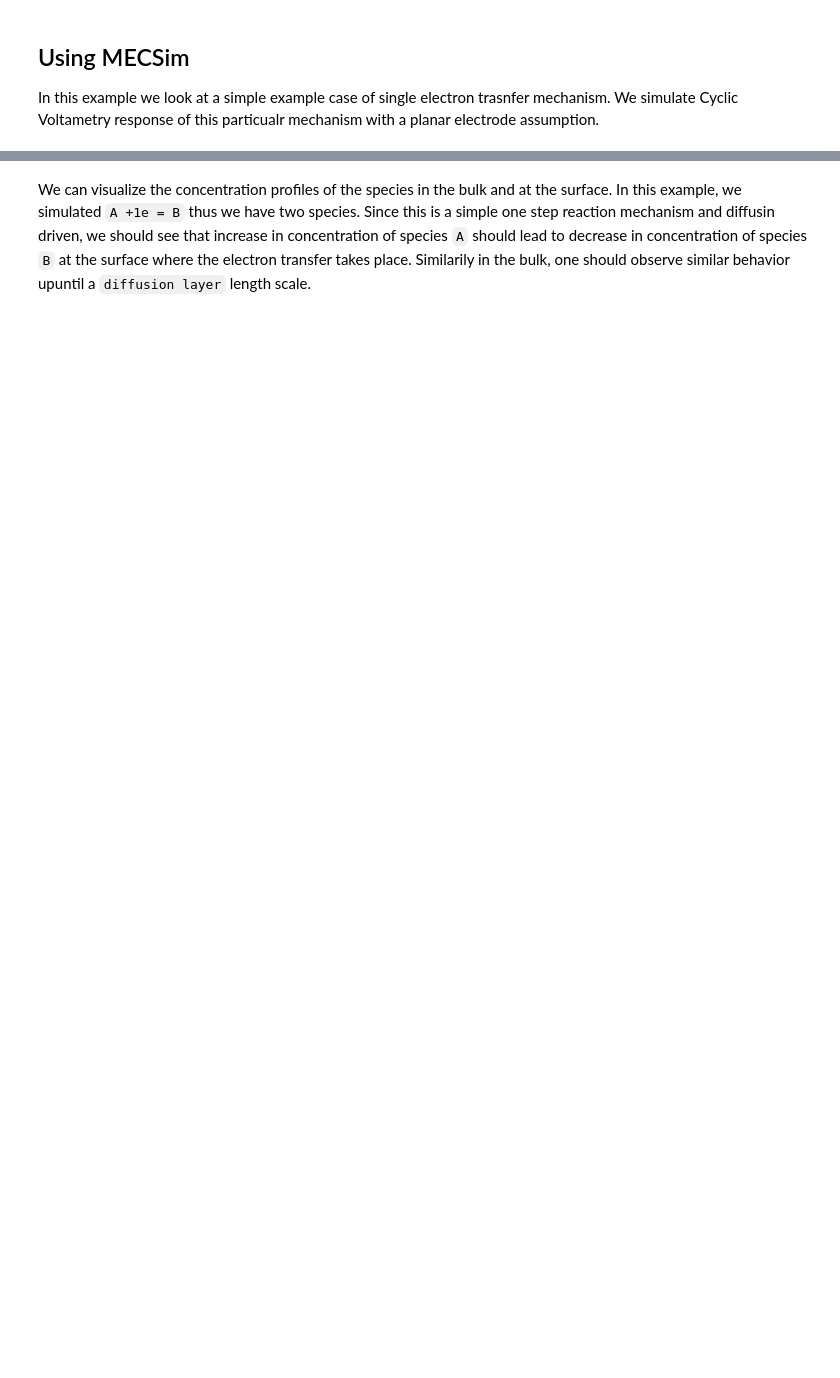
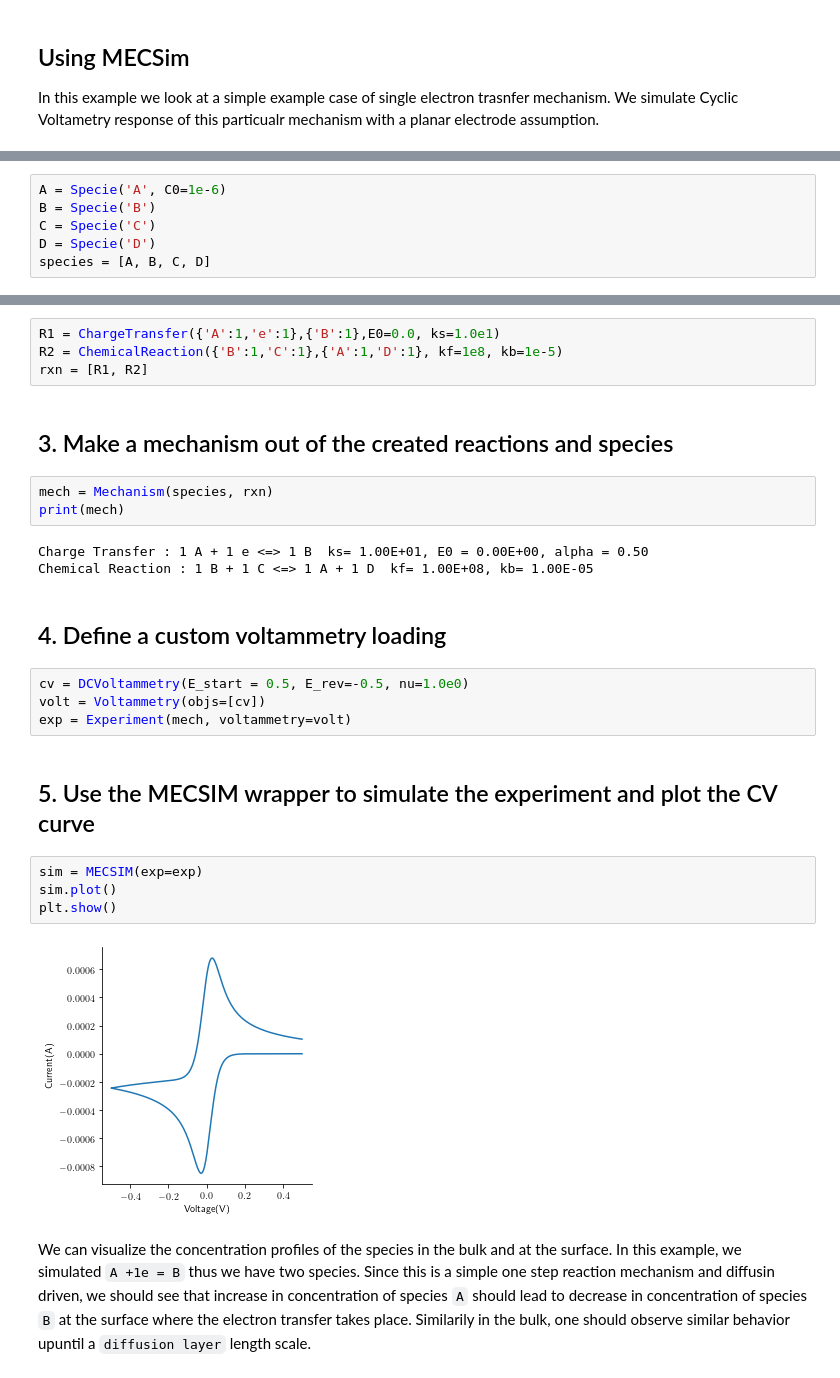
Before and after one commit to kiranvad/pyMECSim, a Jupyter notebook: notebooks/Cyclic Voltammetry Simulation Example for Single Electron Transfer Mechanism.ipynb, the cells around one changed output, grey strips where cells are left out. Cells and saved outputs as stored; diff of their text form; blank space fills up the shorter version.

```diff
--- a/notebooks/Cyclic Voltammetry Simulation Example for Single Electron Transfer Mechanism.ipynb
+++ b/notebooks/Cyclic Voltammetry Simulation Example for Single Electron Transfer Mechanism.ipynb
@@ -32,0 +20,6 @@ plt.show()
+# %%
+A = Specie('A', C0=1e-6)
+B = Specie('B')
+C = Specie('C')
+D = Specie('D')
+species = [A, B, C, D]
@@ -33,3 +28,29 @@ plt.show()
+# %%
+R1 = ChargeTransfer({'A':1,'e':1},{'B':1},E0=0.0, ks=1.0e1)
+R2 = ChemicalReaction({'B':1,'C':1},{'A':1,'D':1}, kf=1e8, kb=1e-5)
+rxn = [R1, R2]
+# %% [markdown]
+## 3. Make a mechanism out of the created reactions and species
+# %%
+mech = Mechanism(species, rxn)
+print(mech)
+# %% [output]
+Charge Transfer : 1 A + 1 e <=> 1 B  ks= 1.00E+01, E0 = 0.00E+00, alpha = 0.50
+Chemical Reaction : 1 B + 1 C <=> 1 A + 1 D  kf= 1.00E+08, kb= 1.00E-05
+# %% [markdown]
+## 4. Define a custom voltammetry loading
+# %%
+cv = DCVoltammetry(E_start = 0.5, E_rev=-0.5, nu=1.0e0)
+volt = Voltammetry(objs=[cv])
+exp = Experiment(mech, voltammetry=volt)
+# %% [markdown]
+## 5. Use the MECSIM wrapper to simulate the experiment and plot the CV curve
+# %%
+sim = MECSIM(exp=exp)
+sim.plot()
+plt.show()
+# %% [output]
+[figure, added]
 # %% [markdown]
 We can visualize the concentration profiles of the species in the bulk and at the surface. In this example, we simulated `A +1e = B` thus we have two species. Since this is a simple one step reaction mechanism and diffusin driven, we should see that increase in concentration of species `A` should lead to decrease in concentration of species `B` at the surface where the electron transfer takes place. Similarily in the bulk, one should observe similar behavior upuntil a `diffusion layer` length scale.
 # %%
```
Also changed, not shown: parts of 10 cells of this notebook, 5 other files.
